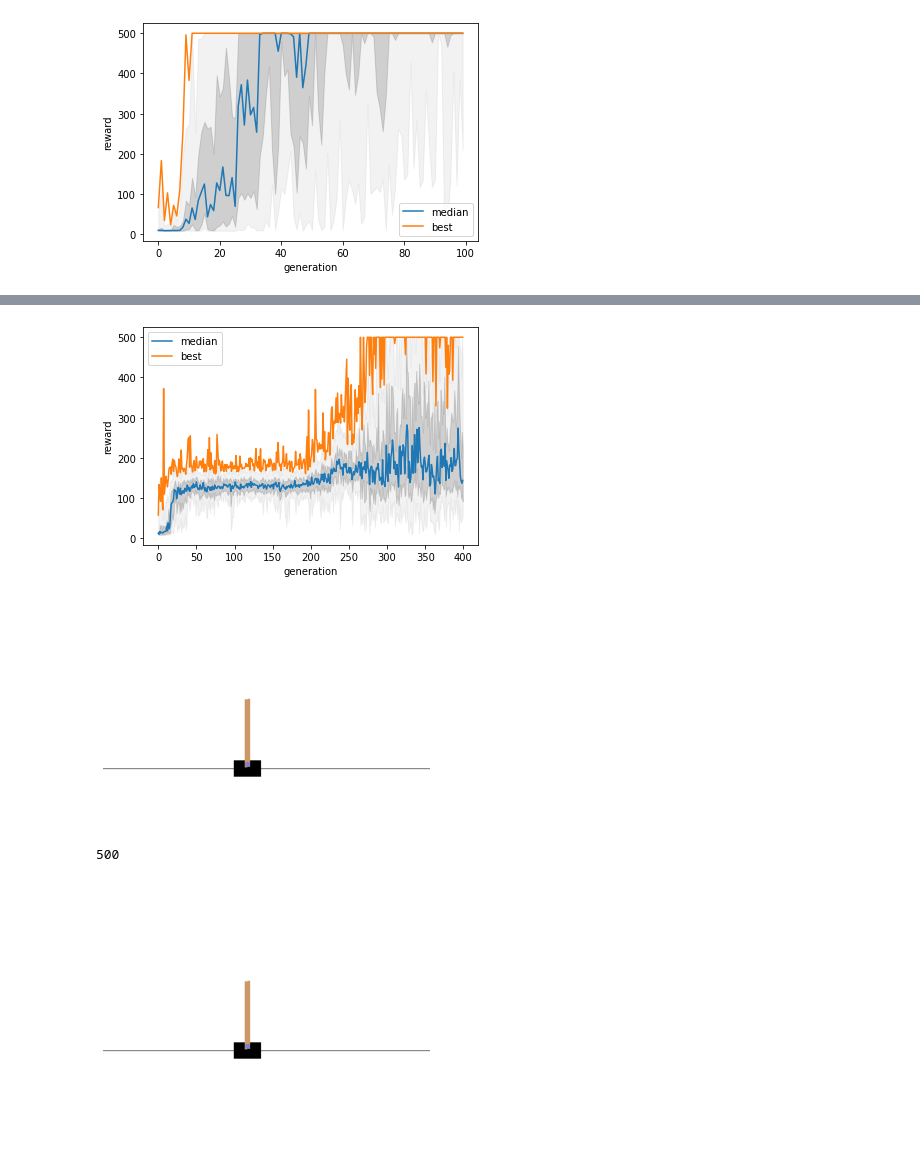
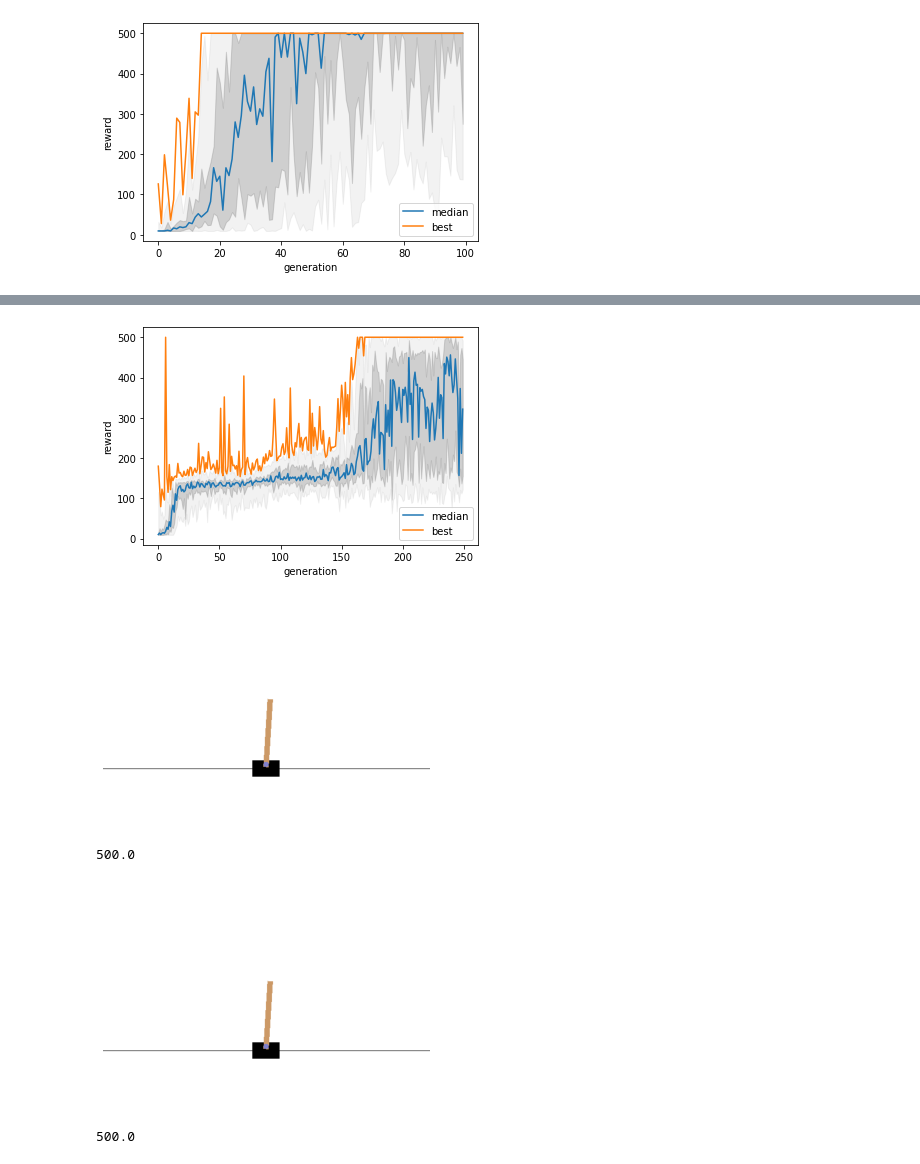
Before and after one commit to JakeForsey/attention-neuron, a Jupyter notebook: attention_neuron.ipynb, the cells around one changed output, grey strips where cells are left out. Cells and saved outputs as stored; diff of their text form; code cells hidden in the pictures.

Commit message:
Added multiprocessing and extra observation transforms

```diff
--- a/attention_neuron.ipynb
+++ b/attention_neuron.ipynb
@@ -103,10 +116,6 @@ class AttentionNeuron(nn.Module):
 # %%
 def torch_obs(obs):
-    return torch.from_numpy(obs).to(torch.float32)
-
-
-def gym_action(action):
-    return 0 if action < 0.5 else 1
+    return torch.from_numpy(obs).float()
 
 
 def num_parameters(model):
@@ -114,16 +123,16 @@ def num_parameters(model):
 
 
 def set_params(model, params):
-    params = torch.from_numpy(params).to(torch.float32)
+    params = torch.from_numpy(params).float()
     i = 0
-    for name, param in model.named_parameters():
+    for param in model.parameters():
         param_shape = param.data.shape
         param_size = param.numel()
 
-        new_param_data = params[i: i + param_size]
         if len(param_shape) > 1:
-            new_param_data = new_param_data.reshape(param_shape)
+            param.data = params[i: i + param_size].reshape(param_shape)
+        else:
+            param.data = params[i: i + param_size]
 
-        param.data = new_param_data
         i += param_size
 # %%
@@ -213,19 +221,29 @@ env = gym.make('CartPole-v1')
 
 fc_nn = FCNNet().eval()
 fc_nn_params, fc_nn_history = fit_model(
-    fc_nn,
-    env,
-    max_iter=100
+    fc_nn, env,
+    n_generations=100
 )
 set_params(fc_nn, fc_nn_params)
 plot_evolution(fc_nn_history)
+
+
+class ExtraFeatures:
+    def __init__(self, n):
+        self.n = n
+        self.perm = np.random.permutation(4 + n)
+
+    def __call__(self, x, iteration):
+        return np.concatenate([x, np.random.normal(0, 0.1, size=(self.n, ))])[self.perm]
+
 
 attention_neuron = AttentionNeuron().eval()
 attention_neuron_params, attention_neuron_history = fit_model(
     attention_neuron,
     env,
     # Lots more steps required to converge
-    max_iter=400
+    n_generations=250,
+    obs_transform=ExtraFeatures(10)
 )
 set_params(attention_neuron, attention_neuron_params)
 plot_evolution(attention_neuron_history)
@@ -234 +252 @@ plot_evolution(attention_neuron_history)
-[figure, old version]
+[figure, new version]
@@ -236,11 +254,15 @@ plot_evolution(attention_neuron_history)
-[figure, old version]
+[figure, new version]
 # %%
 env = gym.make('CartPole-v1')
-one_run(attention_neuron, gnwrapper.Animation(env))
+one_fitness(attention_neuron, gnwrapper.Animation(env))
 # %% [output]
-[figure, old version]
+[figure, new version]
-500
+500.0
-[figure, old version]
+[figure, new version]
+# %%
+average_fitness(attention_neuron, env)
+# %% [output]
+500.0
 # %%
 # Check that the model is more invariant to permutations that a fully connected neural network
 results = []
```
Also changed, not shown: parts of 12 cells of this notebook.
